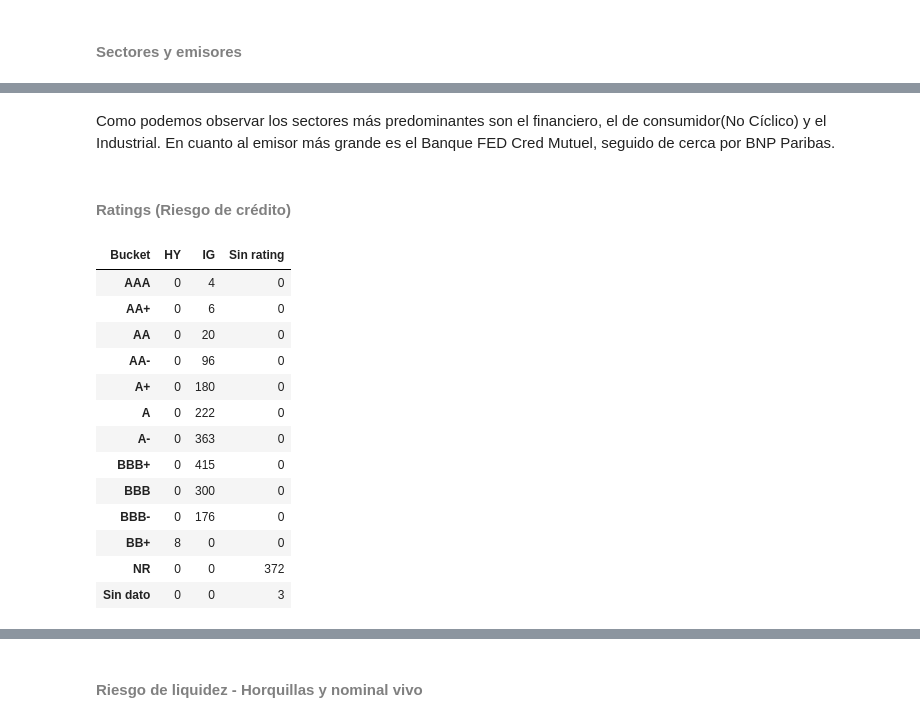
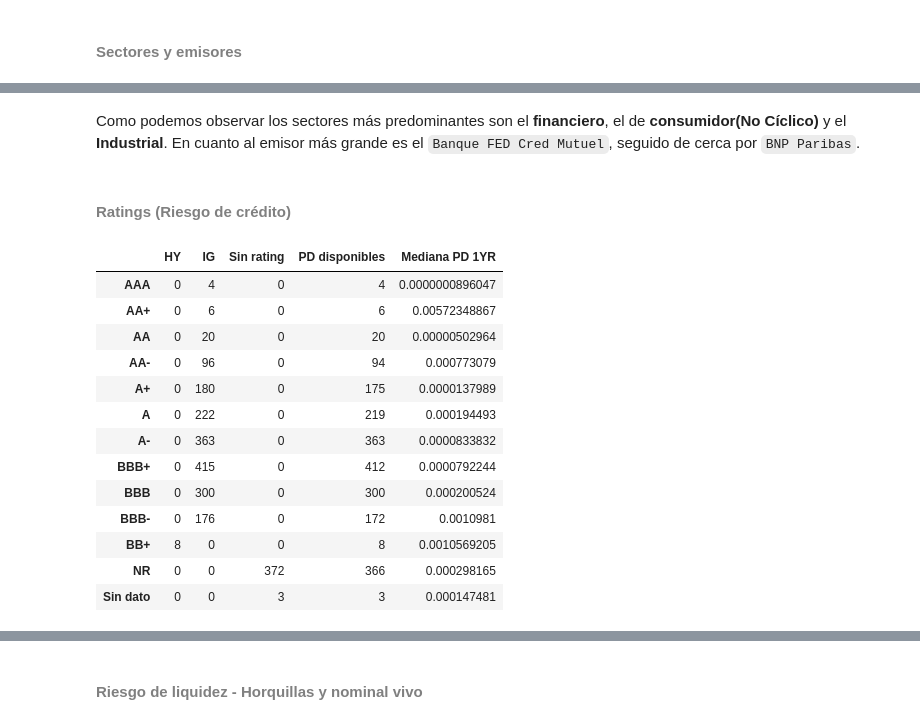
Before and after one commit to alejandroperezpujante/taller-rf-miax15, a Jupyter notebook: src/analisis_cartera.ipynb, the cells around one changed output, grey strips where cells are left out. Cells and saved outputs as stored; diff of their text form; code cells hidden in the pictures.

```diff
--- a/src/analisis_cartera.ipynb
+++ b/src/analisis_cartera.ipynb
@@ -262,35 +273,45 @@ Name: count, Length: 605, dtype: int64
 # %% [markdown]
-Como podemos observar los sectores más predominantes son el financiero, el de consumidor(No Cíclico) y el Industrial. En cuanto al emisor más grande es el Banque FED Cred Mutuel, seguido de cerca por BNP Paribas.
+Como podemos observar los sectores más predominantes son el **financiero**, el de **consumidor(No Cíclico)** y el **Industrial**. En cuanto al emisor más grande es el `Banque FED Cred Mutuel`, seguido de cerca por `BNP Paribas`.
 # %% [markdown]
 #### <font color=#808080>Ratings (Riesgo de crédito)</font>
 # %%
 RATINGS_IG = ("AAA", "AA+", "AA", "AA-", "A+", "A", "A-", "BBB+", "BBB", "BBB-")
 RATINGS_HY = ("BB+", "BB", "BB-", "B+", "B", "B-", "CCC+", "CCC", "CCC-", "CC", "C", "D")
 
 universo["Bucket"] = universo["Rating"].map(
     dict.fromkeys(RATINGS_IG, "IG") | dict.fromkeys(RATINGS_HY, "HY"),
 ).fillna("Sin rating")
 
-tabla_ratings = pd.crosstab(universo["Rating"].fillna("Sin dato"), universo["Bucket"])
+rating = universo["Rating"].fillna("Sin dato")
+tabla_ratings = pd.crosstab(rating, universo["Bucket"])
+
+# La mediana resume la PD de las emisiones con dato en cada grupo.
+pd_por_rating = universo.groupby(rating)["PD 1YR"].agg(
+    **{"PD disponibles": "count", "Mediana PD 1YR": "median"}
+)
+pd_por_rating["Mediana PD 1YR"] = pd_por_rating["Mediana PD 1YR"].map(
+    lambda valor: "Sin dato" if pd.isna(valor) else f"{Decimal(str(valor)).normalize():f}"
+)
+tabla_ratings = tabla_ratings.join(pd_por_rating).rename_axis(columns=None)
 
 # Conservamos los ratings observados y dejamos al final los que están fuera de la escala.
 orden_ratings = pd.Index(RATINGS_IG + RATINGS_HY)
 ratings_en_escala = orden_ratings.intersection(tabla_ratings.index, sort=False)
 otros_ratings = tabla_ratings.index.difference(orden_ratings, sort=False)
 display(tabla_ratings.reindex(ratings_en_escala.append(otros_ratings)))
 # %% [output]
-| Bucket | HY | IG | Sin rating |
-| AAA | 0 | 4 | 0 |
-| AA+ | 0 | 6 | 0 |
-| AA | 0 | 20 | 0 |
-| AA- | 0 | 96 | 0 |
-| A+ | 0 | 180 | 0 |
-| A | 0 | 222 | 0 |
-| A- | 0 | 363 | 0 |
-| BBB+ | 0 | 415 | 0 |
-| BBB | 0 | 300 | 0 |
-| BBB- | 0 | 176 | 0 |
-| BB+ | 8 | 0 | 0 |
-| NR | 0 | 0 | 372 |
-| Sin dato | 0 | 0 | 3 |
+|  | HY | IG | Sin rating | PD disponibles | Mediana PD 1YR |
+| AAA | 0 | 4 | 0 | 4 | 0.0000000896047 |
+| AA+ | 0 | 6 | 0 | 6 | 0.00572348867 |
+| AA | 0 | 20 | 0 | 20 | 0.00000502964 |
+| AA- | 0 | 96 | 0 | 94 | 0.000773079 |
+| A+ | 0 | 180 | 0 | 175 | 0.0000137989 |
+| A | 0 | 222 | 0 | 219 | 0.000194493 |
+| A- | 0 | 363 | 0 | 363 | 0.0000833832 |
+| BBB+ | 0 | 415 | 0 | 412 | 0.0000792244 |
+| BBB | 0 | 300 | 0 | 300 | 0.000200524 |
+| BBB- | 0 | 176 | 0 | 172 | 0.0010981 |
+| BB+ | 8 | 0 | 0 | 8 | 0.0010569205 |
+| NR | 0 | 0 | 372 | 366 | 0.000298165 |
+| Sin dato | 0 | 0 | 3 | 3 | 0.000147481 |
 # %% [markdown]
```
Also changed, not shown: parts of 31 cells of this notebook, 10 other files.
